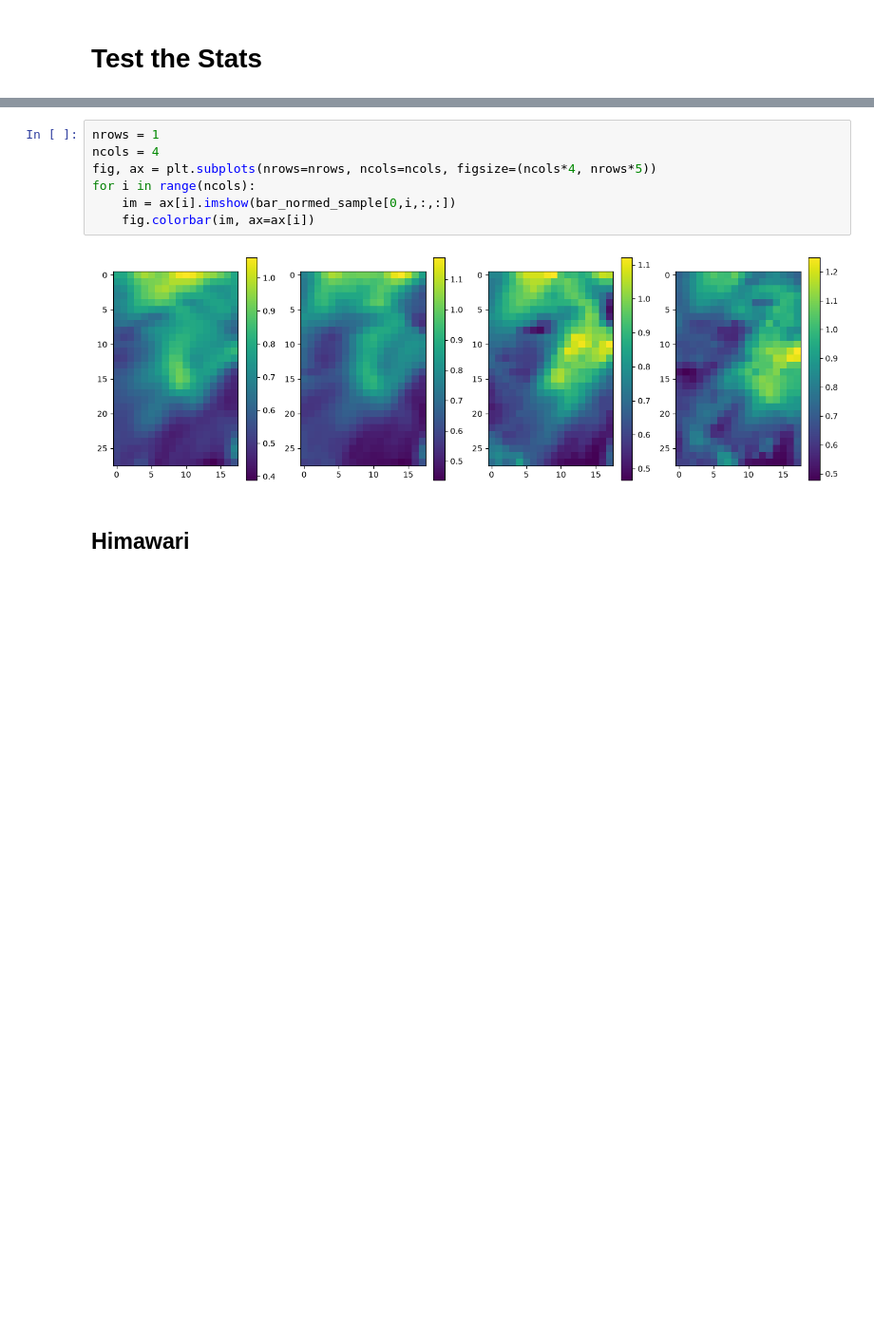
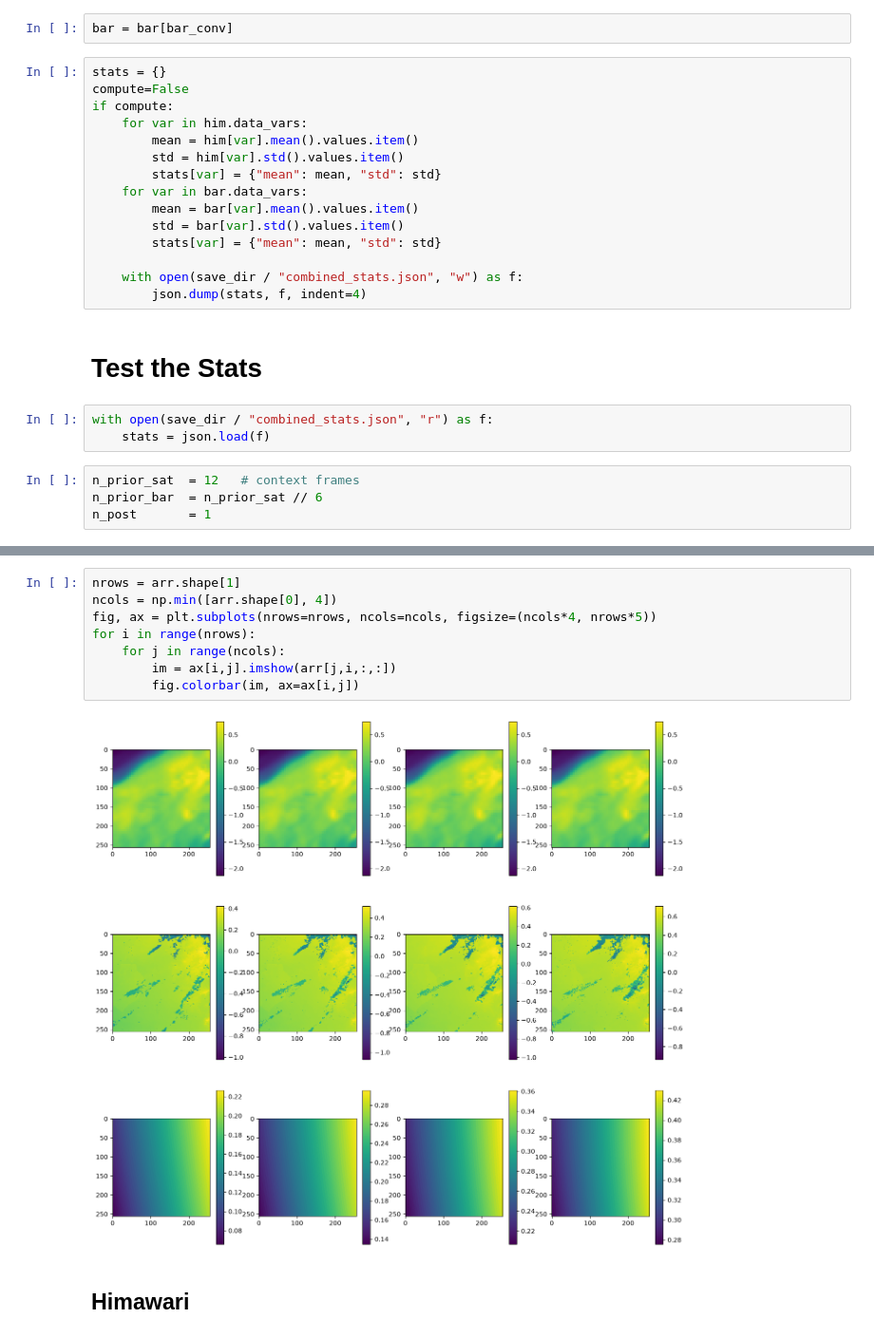
Before and after one commit to cdoedens/CPDiT, a Jupyter notebook: notebooks/PET_normalise.ipynb, the cells around one changed output, grey strips where cells are left out. Shown at 95% size. Drawn from its saved outputs; the diff is of its cells as text; blank space fills up the shorter version.

```diff
--- a/notebooks/PET_normalise.ipynb
+++ b/notebooks/PET_normalise.ipynb
@@ -109,3 +85,27 @@ if compute:
+# %%
+bar = bar[bar_conv]
+# %%
+stats = {}
+compute=False
+if compute:
+    for var in him.data_vars:
+        mean = him[var].mean().values.item()
+        std = him[var].std().values.item()
+        stats[var] = {"mean": mean, "std": std}
+    for var in bar.data_vars:
+        mean = bar[var].mean().values.item()
+        std = bar[var].std().values.item()
+        stats[var] = {"mean": mean, "std": std}
+
+    with open(save_dir / "combined_stats.json", "w") as f:
+        json.dump(stats, f, indent=4)
 # %% [markdown]
 # Test the Stats
+# %%
+with open(save_dir / "combined_stats.json", "r") as f:
+    stats = json.load(f)
+# %%
+n_prior_sat  = 12   # context frames
+n_prior_bar  = n_prior_sat // 6
+n_post       = 1
 # %%
@@ -163,12 +206,13 @@ bar_normed_sample.shape
 # %%
-nrows = 1
-ncols = 4
+nrows = arr.shape[1]
+ncols = np.min([arr.shape[0], 4])
 fig, ax = plt.subplots(nrows=nrows, ncols=ncols, figsize=(ncols*4, nrows*5))
-for i in range(ncols):
-    im = ax[i].imshow(bar_normed_sample[0,i,:,:])
-    fig.colorbar(im, ax=ax[i])
+for i in range(nrows):
+    for j in range(ncols):
+        im = ax[i,j].imshow(arr[j,i,:,:])
+        fig.colorbar(im, ax=ax[i,j])
 # %% [output]
-[figure, old version]
+[figure, new version]
 # %% [markdown]
 ## Himawari
 # %%
```
Also changed, not shown: parts of 17 cells of this notebook.
